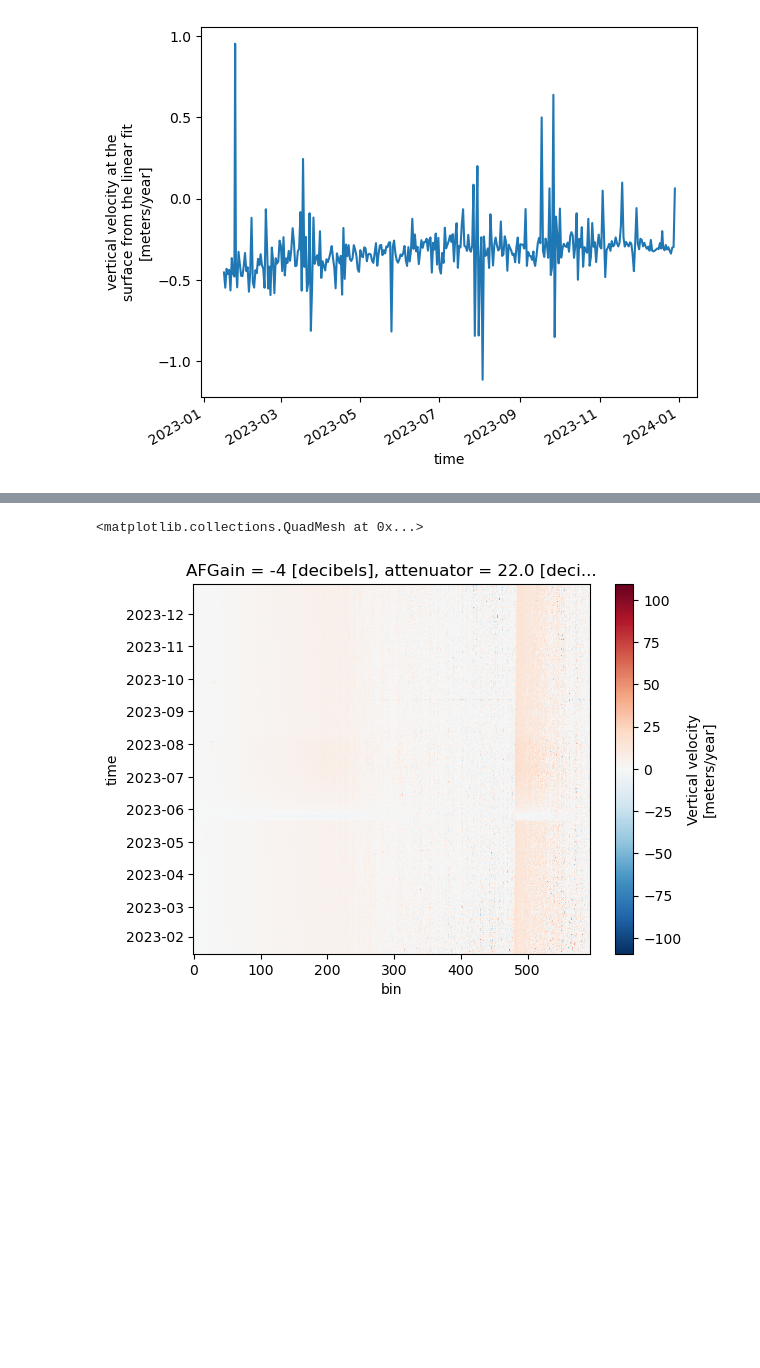
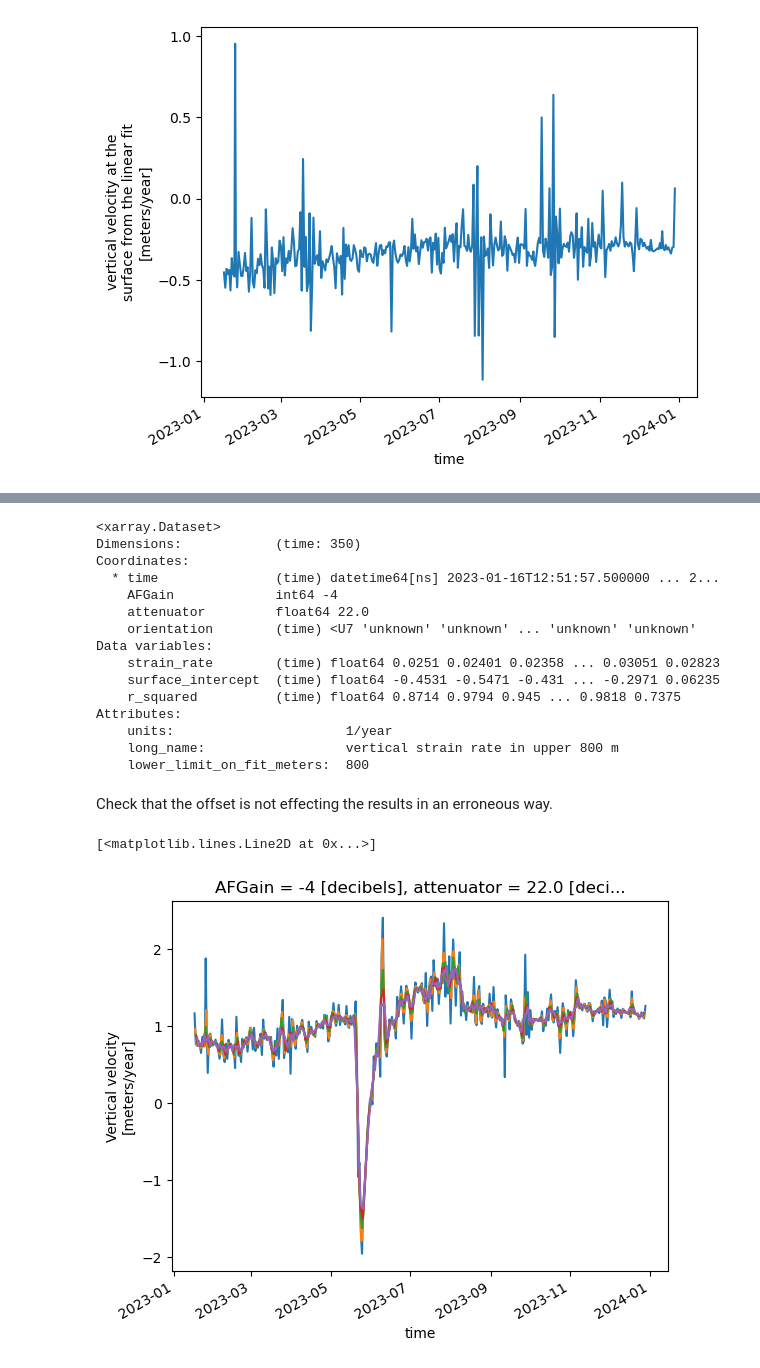
Before and after one commit to ldeo-glaciology/xapres, a Jupyter notebook: notebooks/test_notes/disp2ezz.ipynb, the cells around one changed output, grey strips where cells are left out. Saved outputs shown, nothing was run; the diff lists cells and outputs as text; code cells hidden in the pictures; blank space fills up the shorter version.

```diff
--- a/notebooks/test_notes/disp2ezz.ipynb
+++ b/notebooks/test_notes/disp2ezz.ipynb
@@ -93,5 +119,29 @@ dLTG.surface_intercept.plot()
 # %%
-dLTG.velocity.plot()
+dLTG.velocity.computeStrainRates()
 # %% [output]
-<matplotlib.collections.QuadMesh at 0x...>
+<xarray.Dataset>
+Dimensions:            (time: 350)
+Coordinates:
+  * time               (time) datetime64[ns] 2023-01-16T12:51:57.500000 ... 2...
+    AFGain             int64 -4
+    attenuator         float64 22.0
+    orientation        (time) <U7 'unknown' 'unknown' ... 'unknown' 'unknown'
+Data variables:
+    strain_rate        (time) float64 0.0251 0.02401 0.02358 ... 0.03051 0.02823
+    surface_intercept  (time) float64 -0.4531 -0.5471 -0.431 ... -0.2971 0.06235
+    r_squared          (time) float64 0.8714 0.9794 0.945 ... 0.9818 0.7375
+Attributes:
+    units:                      1/year
+    long_name:                  vertical strain rate in upper 800 m
+    lower_limit_on_fit_meters:  800
-[figure, removed]
+# %% [markdown]
+Check that the offset is not effecting the results in an erroneous way.
+# %%
+LTG.profile_stacked.displacement_timeseries(lower_limit_on_fit=800, offset = 1).velocity.isel(bin=50).plot()
+LTG.profile_stacked.displacement_timeseries(lower_limit_on_fit=800, offset = 2).velocity.isel(bin=50).plot()
+LTG.profile_stacked.displacement_timeseries(lower_limit_on_fit=800, offset = 3).velocity.isel(bin=50).plot()
+LTG.profile_stacked.displacement_timeseries(lower_limit_on_fit=800, offset = 4).velocity.isel(bin=50).plot()
+LTG.profile_stacked.displacement_timeseries(lower_limit_on_fit=800, offset = 5).velocity.isel(bin=50).plot()
+# %% [output]
+[<matplotlib.lines.Line2D at 0x...>]
+[figure, added]
```
Also changed, not shown: parts of 10 cells of this notebook.
